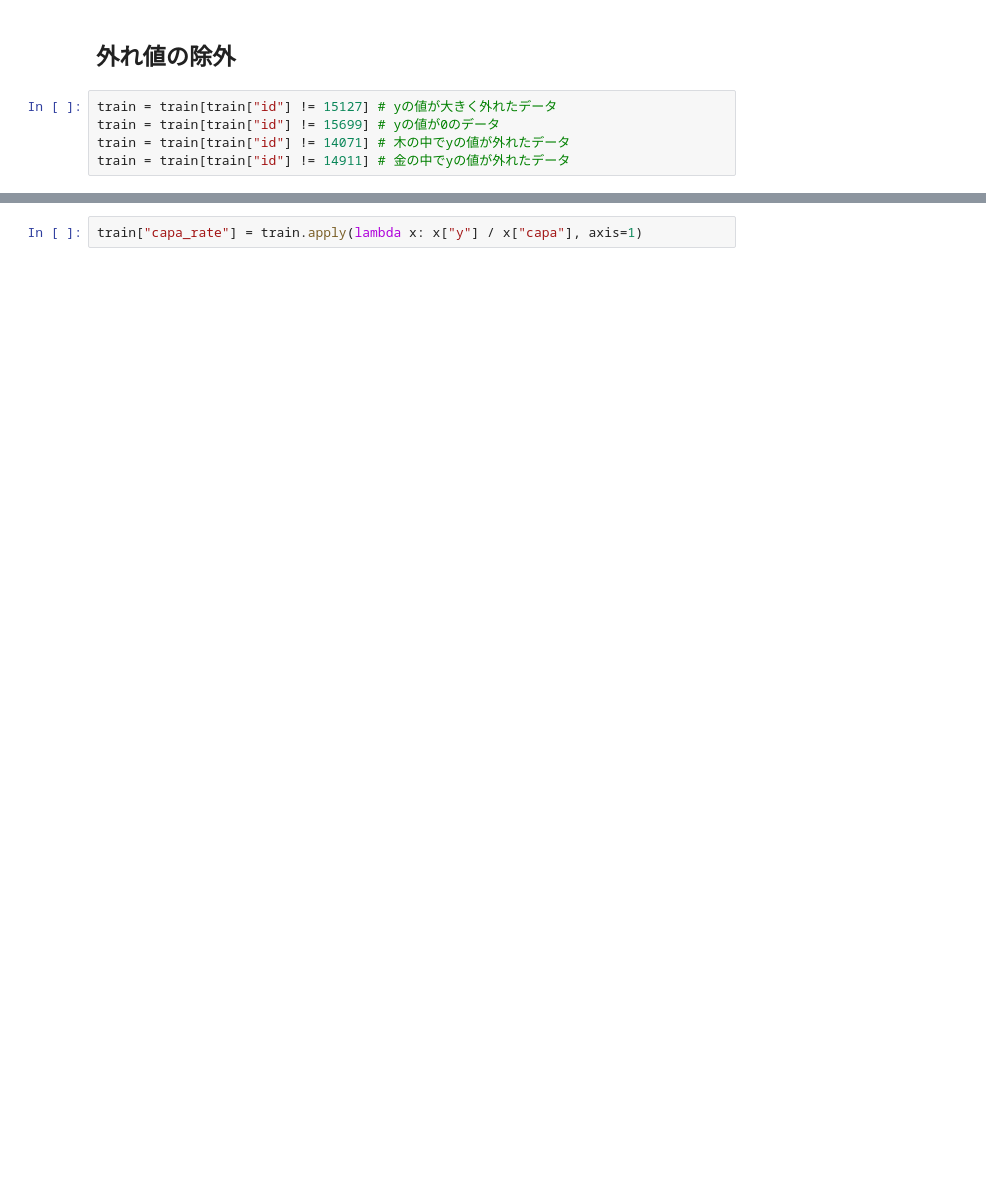
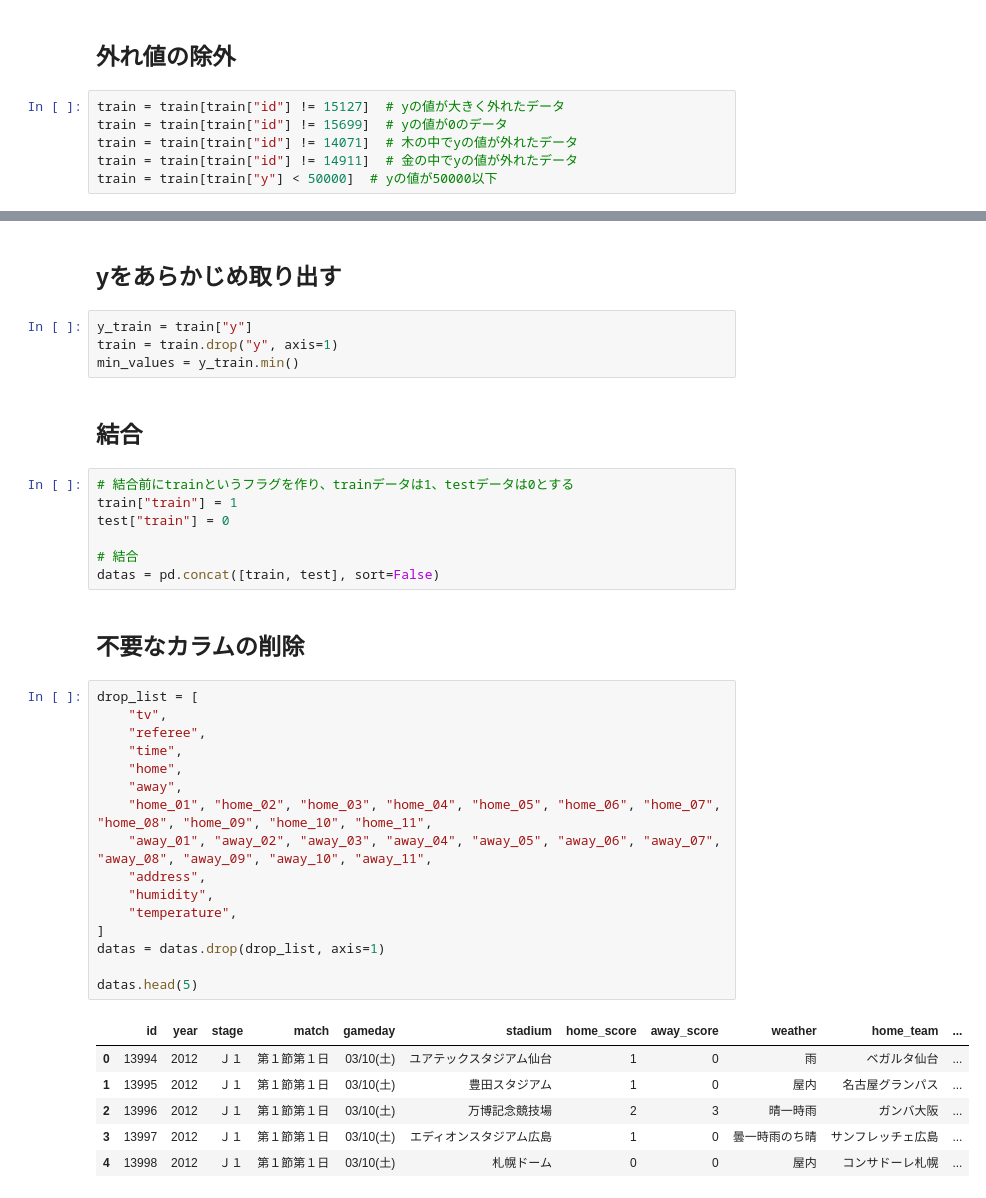
Before and after one commit to Katsuya56/neec-AI, a Jupyter notebook: show.ipynb, the cells around one changed output, grey strips where cells are left out. Drawn from its saved outputs; the diff is of its cells as text; blank space fills up the shorter version.

```diff
--- a/show.ipynb
+++ b/show.ipynb
@@ -66,7 +52,8 @@ train.head(5)
 # %% [markdown]
 ## 外れ値の除外
 # %%
-train = train[train["id"] != 15127]	# yの値が大きく外れたデータ
-train = train[train["id"] != 15699]	# yの値が0のデータ
-train = train[train["id"] != 14071]	# 木の中でyの値が外れたデータ
-train = train[train["id"] != 14911]	# 金の中でyの値が外れたデータ
+train = train[train["id"] != 15127]  # yの値が大きく外れたデータ
+train = train[train["id"] != 15699]  # yの値が0のデータ
+train = train[train["id"] != 14071]  # 木の中でyの値が外れたデータ
+train = train[train["id"] != 14911]  # 金の中でyの値が外れたデータ
+train = train[train["y"] < 50000]  # yの値が50000以下
@@ -75,2 +60,40 @@ train = train[train["id"] != 14911]	# 金の中でyの値が外れたデータ
-# %%
-train["capa_rate"] = train.apply(lambda x: x["y"] / x["capa"], axis=1)
+# %% [markdown]
+## yをあらかじめ取り出す
+# %%
+y_train = train["y"]
+train = train.drop("y", axis=1)
+min_values = y_train.min()
+# %% [markdown]
+## 結合
+# %%
+# 結合前にtrainというフラグを作り、trainデータは1、testデータは0とする
+train["train"] = 1
+test["train"] = 0
+
+# 結合
+datas = pd.concat([train, test], sort=False)
+# %% [markdown]
+## 不要なカラムの削除
+# %%
+drop_list = [
+    "tv",
+    "referee",
+    "time",
+    "home",
+    "away",
+    "home_01", "home_02", "home_03", "home_04", "home_05", "home_06", "home_07", "home_08", "home_09", "home_10", "home_11",
+    "away_01", "away_02", "away_03", "away_04", "away_05", "away_06", "away_07", "away_08", "away_09", "away_10", "away_11",
+    "address",
+    "humidity",
+    "temperature",
+]
+datas = datas.drop(drop_list, axis=1)
+
+datas.head(5)
+# %% [output]
+|  | id | year | stage | match | gameday | stadium | home_score | away_score | weather | home_team | ... |
+| 0 | 13994 | 2012 | Ｊ１ | 第１節第１日 | 03/10(土) | ユアテックスタジアム仙台 | 1 | 0 | 雨 | ベガルタ仙台 | ... |
+| 1 | 13995 | 2012 | Ｊ１ | 第１節第１日 | 03/10(土) | 豊田スタジアム | 1 | 0 | 屋内 | 名古屋グランパス | ... |
+| 2 | 13996 | 2012 | Ｊ１ | 第１節第１日 | 03/10(土) | 万博記念競技場 | 2 | 3 | 晴一時雨 | ガンバ大阪 | ... |
+| 3 | 13997 | 2012 | Ｊ１ | 第１節第１日 | 03/10(土) | エディオンスタジアム広島 | 1 | 0 | 曇一時雨のち晴 | サンフレッチェ広島 | ... |
+| 4 | 13998 | 2012 | Ｊ１ | 第１節第１日 | 03/10(土) | 札幌ドーム | 0 | 0 | 屋内 | コンサドーレ札幌 | ... |
```
Also changed, not shown: parts of 25 cells of this notebook, 10 other files.
